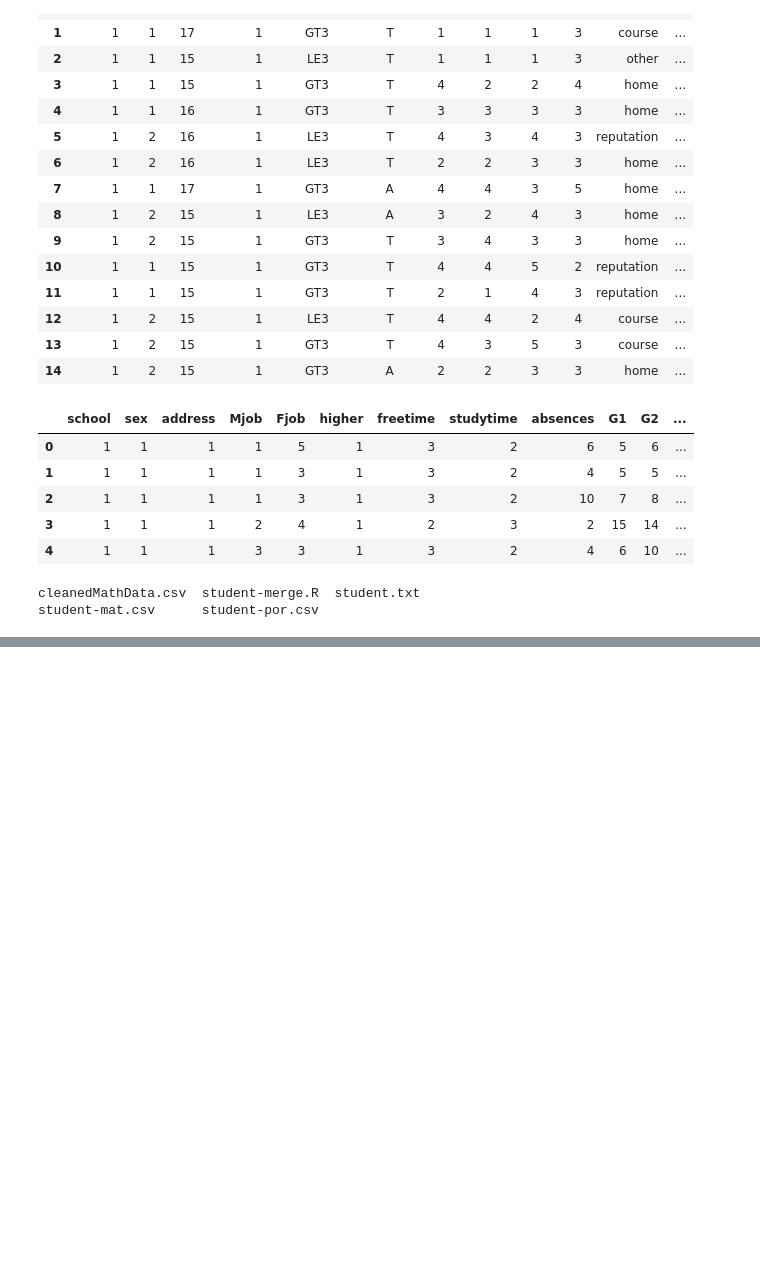
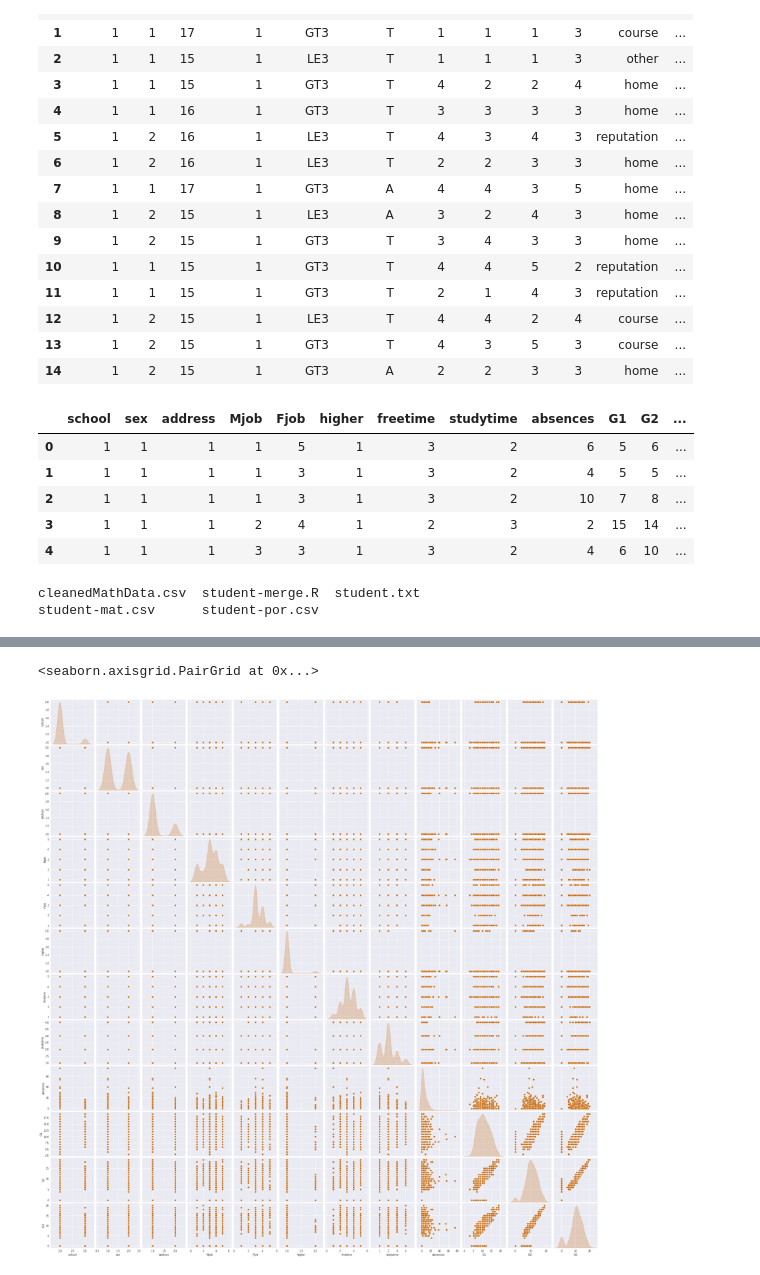
Before and after one commit to bhawnajoshi1304/ML, a Jupyter notebook: 02_StudentPerformance.ipynb, the cells around one changed output, grey strips where cells are left out. Drawn from its saved outputs; the diff is of its cells as text; code cells hidden in the pictures; blank space fills up the shorter version.

```diff
--- a/02_StudentPerformance.ipynb
+++ b/02_StudentPerformance.ipynb
@@ -120,0 +162,13 @@ student-mat.csv      student-por.csv
+# %%
+#pairplot for all the values
+
+sns.pairplot(mathData,
+             x_vars = ['school', 'sex', 'address', 'Mjob', 'Fjob', 'higher', 'freetime',
+       'studytime', 'absences', 'G1', 'G2', 'G3'],
+             y_vars = ['school', 'sex', 'address', 'Mjob', 'Fjob', 'higher', 'freetime',
+       'studytime', 'absences', 'G1', 'G2', 'G3'],
+       diag_kind='kde'
+             )
+# %% [output]
+<seaborn.axisgrid.PairGrid at 0x...>
+[figure, added]
```
Also changed, not shown: parts of 15 cells of this notebook.
